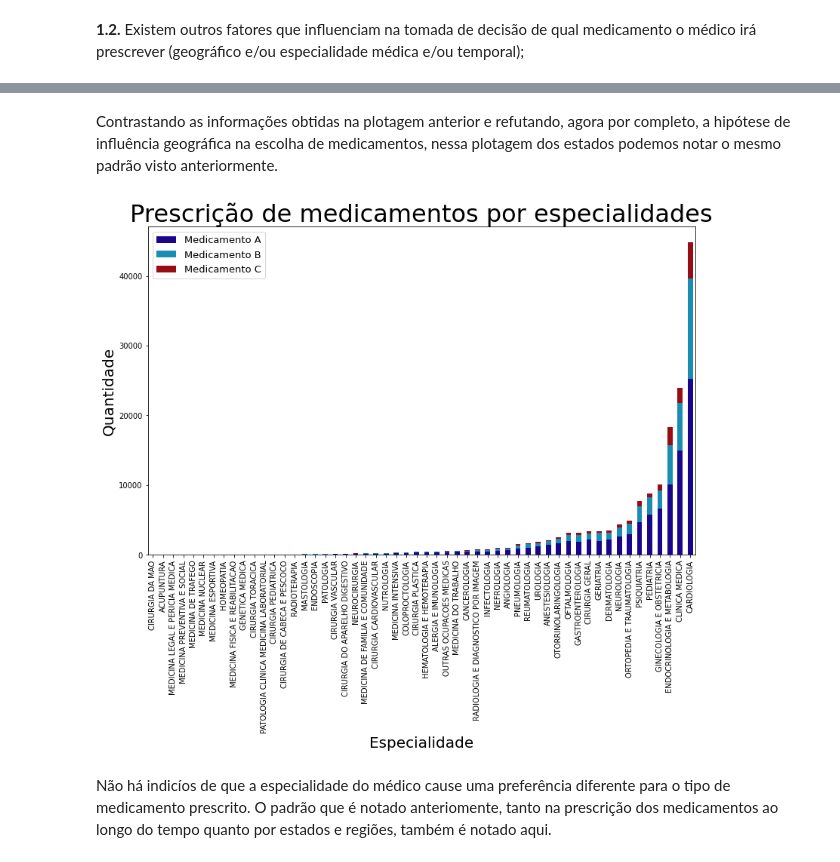
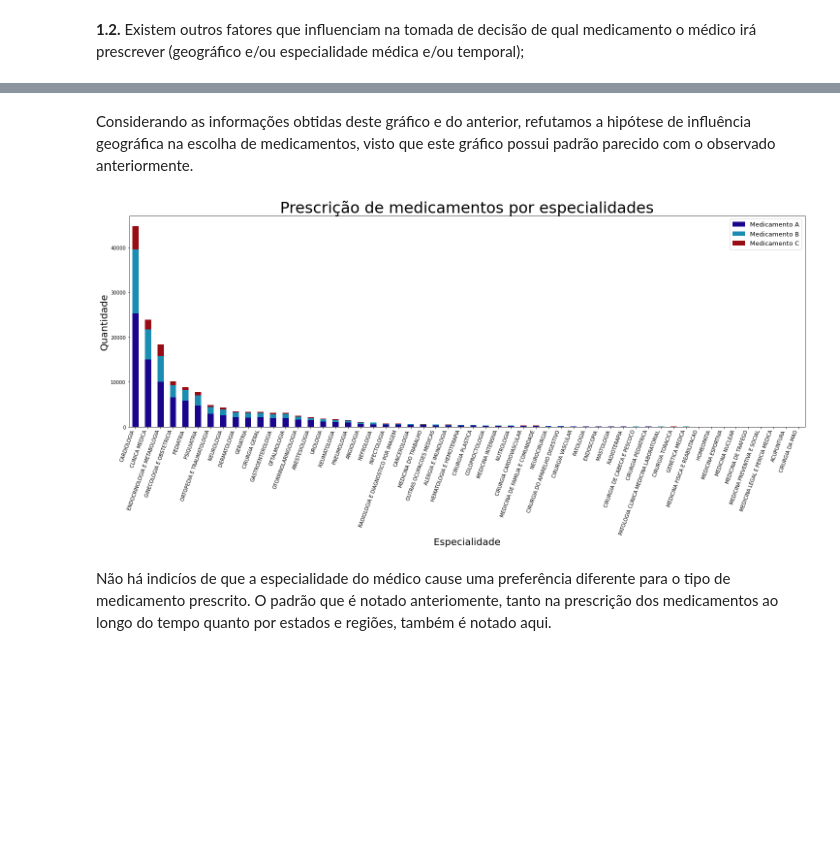
Before and after one commit to Juniorffonseca/processo_seletivo, a Jupyter notebook: teste_processo_seletivo.ipynb, the cells around one changed output, grey strips where cells are left out. Cells and saved outputs as stored; diff of their text form; code cells hidden in the pictures; blank space fills up the shorter version.

```diff
--- a/teste_processo_seletivo.ipynb
+++ b/teste_processo_seletivo.ipynb
@@ -143,37 +149,38 @@ plt.show()
 # %% [markdown]
-Contrastando as informações obtidas na plotagem anterior e refutando, agora por completo, a hipótese de influência geográfica na escolha de medicamentos, nessa plotagem dos estados podemos notar o mesmo padrão visto anteriormente.
+Considerando as informações obtidas deste gráfico e do anterior, refutamos a hipótese de influência geográfica na escolha de medicamentos, visto que este gráfico possui padrão parecido com o observado anteriormente.
 # %%
 # Carregando o arquivo csv em uma variável.
 prescricoes_4 = pd.read_csv('prescricoes.csv', sep = ';', encoding='latin-1')
 
-# Fazendo a contagem de Medicamentos prescritos por especialidades e passando para dataframe, após isso reseta os indexs.
+# Fazendo a contagem de medicamentos prescritos por especialidade, passando para o dataframe e, em seguida, resetando os índices.
 prescricoes_4 = prescricoes_4[['Medicamento_prescrito', 'Especialidade']].value_counts().to_frame()
 prescricoes_4 = prescricoes_4.reset_index()
 
-# Usando map nas especialidades como strings e retornando como lista para a coluna 'Especialidade' do df 'prescricoes_4'.
-prescricoes_4['Especialidade'] = list(map(str, prescricoes_4['Especialidade']))
-
-# Transformando a coluna de Especialidades em Indexs e deixando apenas os Medicamentos como colunas.
+# Aplicando pivot para preparar o plot.
 prescricoes_4 = prescricoes_4.pivot(index='Especialidade', columns='Medicamento_prescrito')
 
 # Criando uma coluna de média do número de medicamentos, ordenando em ordem crescente e deletando a coluna de média.
 prescricoes_4['Media_medicamentos'] = prescricoes_4.mean(axis=1)
-prescricoes_4 = prescricoes_4.sort_values('Media_medicamentos')
+prescricoes_4 = prescricoes_4.sort_values('Media_medicamentos', ascending = False)
 del prescricoes_4['Media_medicamentos']
 
 # Criando o plot.
-prescricoes_4.plot(kind = 'bar', stacked = 1, figsize = (13, 8), alpha = 1, color = lista)
+prescricoes_4.plot(kind = 'bar',
+                   stacked = 1,
+                   figsize = (25, 8),
+                   color = lista)
 
-# 'Configurações' do plot (frequência dos ticks no eixo x, título, conteúdo das labels, tamanhos das fontes, legenda etc).
+# 'Configurações' do plot.
+plt.xticks(rotation = 70, horizontalalignment = 'right', y = 0.005)
 plt.title('Prescrição de medicamentos por especialidades', size = 32)
 plt.xlabel('Especialidade', size = 20)
 plt.ylabel('Quantidade', size = 20)
 plt.legend(['Medicamento A', 'Medicamento B', 'Medicamento C'], loc = 'best', prop={'size': 13})
 
 # Plotando o gráfico.
 plt.show()
 # %% [output]
-[figure, old version]
+[figure, new version]
 # %% [markdown]
 Não há indicíos de que a especialidade do médico cause uma preferência diferente para o tipo de medicamento prescrito. O padrão que é notado anteriomente, tanto na prescrição dos medicamentos ao longo do tempo quanto por estados e regiões, também é notado aqui.
 # %% [markdown]
```
Also changed, not shown: parts of 14 cells of this notebook.
